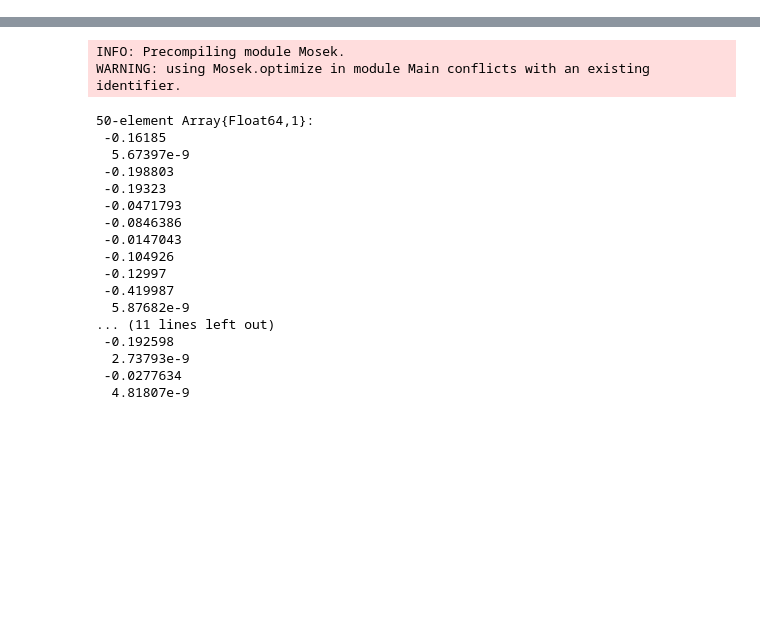
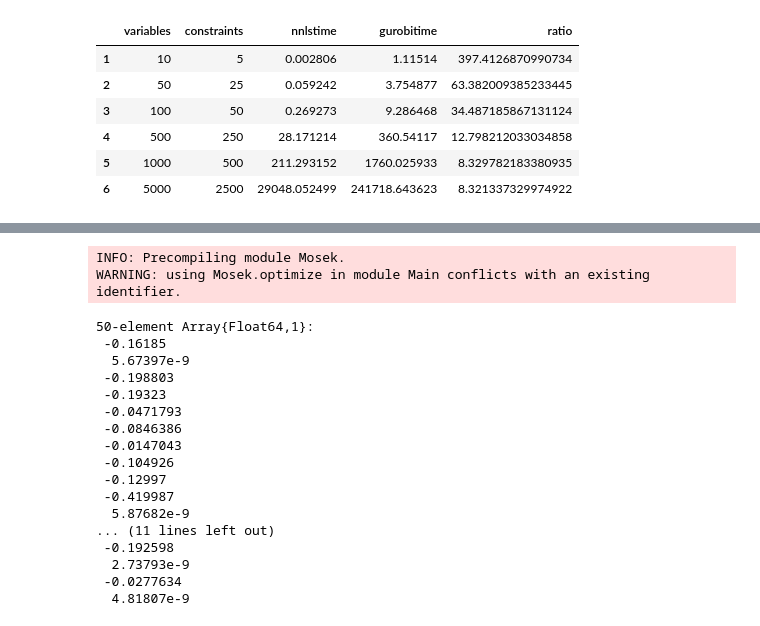
Before and after one commit to tkoolen/MixedIntegerExperiments.jl, a Jupyter notebook: notebook/QpToNNLS.ipynb, the cells around one changed output, grey strips where cells are left out. Drawn from its saved outputs; the diff is of its cells as text; code cells hidden in the pictures; blank space fills up the shorter version.

```diff
--- a/notebook/QpToNNLS.ipynb
+++ b/notebook/QpToNNLS.ipynb
@@ -14,9 +18,0 @@ INFO: Recompiling stale cache file /home/twan/code/RigidBodyDynamics/lib/v0.5/Gu
-# %%
-n = 100
-q = 50
-Q = randn(n, n)
-Q = Q * Q'
-c = randn(n)
-G = randn(q, n)
-g = randn(q)
-;
@@ -56,0 +107,6 @@ LoadError: UndefVarError: load! not defined
+# %%
+ns = [250]
+qs = [250]
+d = runbenchmarks(ns, qs)
+# datadir = "/home/twan/Dropbox/GeneratedData"
+# writetable(joinpath(datadir, "nnlsbench.csv"), d)
@@ -56,0 +119,10 @@ LoadError: UndefVarError: load! not defined
+# %%
+d
+# %% [output]
+|  | variables | constraints | nnlstime | gurobitime | ratio |
+| 1 | 10 | 5 | 0.002806 | 1.11514 | 397.4126870990734 |
+| 2 | 50 | 25 | 0.059242 | 3.754877 | 63.382009385233445 |
+| 3 | 100 | 50 | 0.269273 | 9.286468 | 34.487185867131124 |
+| 4 | 500 | 250 | 28.171214 | 360.54117 | 12.798212033034858 |
+| 5 | 1000 | 500 | 211.293152 | 1760.025933 | 8.329782183380935 |
+| 6 | 5000 | 2500 | 29048.052499 | 241718.643623 | 8.321337329974922 |
```
Also changed, not shown: parts of 10 cells of this notebook.
